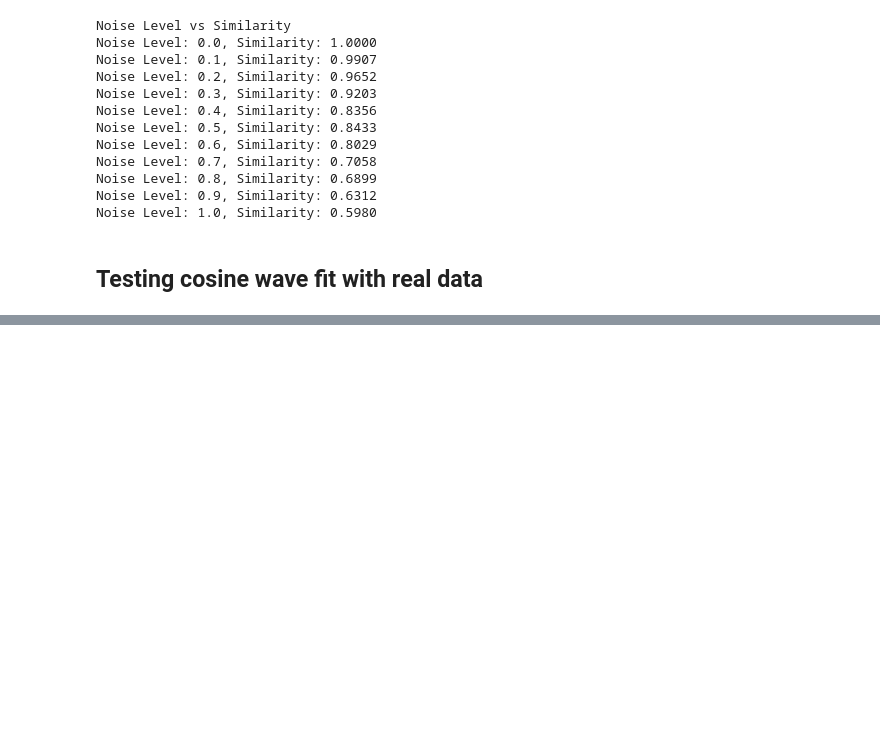
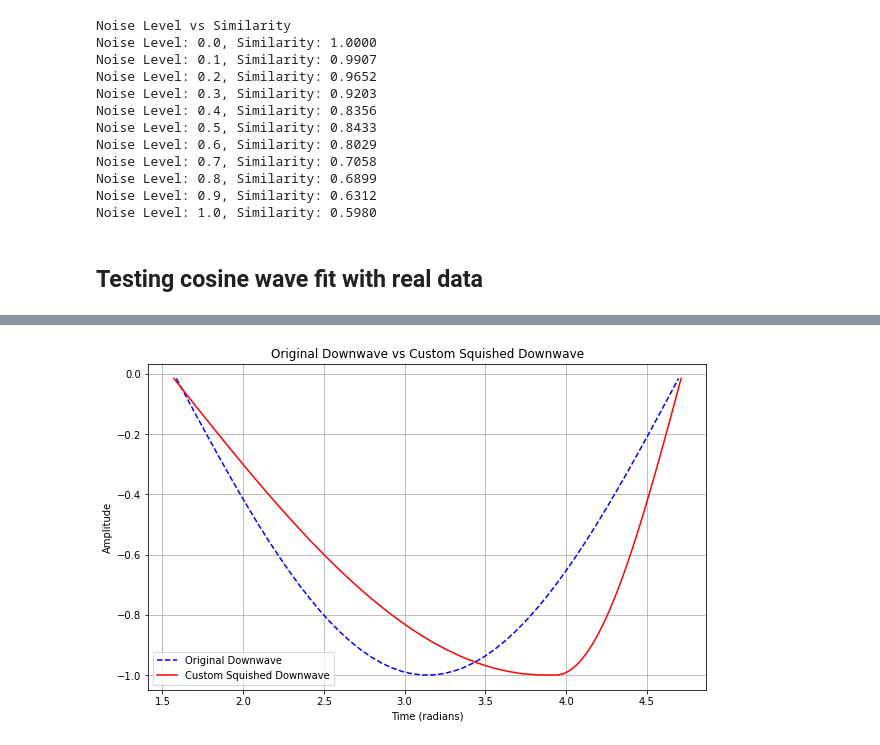
Before and after one commit to bushlab-ucl/DirectNeuralBiasing, a Jupyter notebook: src/pythonlib/fitting_cosines.ipynb, the cells around one changed output, grey strips where cells are left out. Drawn from its saved outputs; the diff is of its cells as text; code cells hidden in the pictures; blank space fills up the shorter version.

Commit message:
minima adjusted cosine for SW detection

```diff
--- a/src/pythonlib/fitting_cosines.ipynb
+++ b/src/pythonlib/fitting_cosines.ipynb
@@ -238,0 +245,48 @@ plt.show()
+# %%
+import numpy as np
+import matplotlib.pyplot as plt
+
+# Parameters
+num_samples = 100  # Number of samples
+t = np.linspace(0, 2 * np.pi, num_samples)  # Time vector from 0 to 2pi
+
+# Create a standard cosine wave
+cos_wave = np.cos(t)
+
+# Extract the downwave section (pi/2 to 3pi/2)
+downwave_section = cos_wave[int(num_samples/4):int(3*num_samples/4)]
+
+# Stretch factor: determines how far the minima is pushed
+stretch_factor = 3  # Increase this value to push the minima further to the right
+
+# Stretch the first half of the downwave (pi/2 to pi)
+first_half = downwave_section[:len(downwave_section)//2]
+stretched_first_half = np.interp(
+    np.linspace(0, len(first_half), len(first_half) * stretch_factor),
+    np.arange(len(first_half)),
+    first_half
+)
+
+# Combine the stretched first half with the original second half
+custom_wave = np.concatenate((stretched_first_half, downwave_section[len(first_half):]))
+
+# Adjust the time vector for the custom wave
+t_custom = np.linspace(np.pi/2, 3*np.pi/2, len(custom_wave))
+
+# Plot the original downwave and the custom "squished" wave
+plt.figure(figsize=(10, 6))
+
+# Original downwave
+plt.plot(t[int(num_samples/4):int(3*num_samples/4)], downwave_section, label='Original Downwave', color='blue', linestyle='--')
+
+# Custom "squished" wave
+plt.plot(t_custom, custom_wave, label='Custom Squished Downwave', color='red', linestyle='-')
+
+plt.title('Original Downwave vs Custom Squished Downwave')
+plt.xlabel('Time (radians)')
+plt.ylabel('Amplitude')
+plt.legend()
+plt.grid(True)
+plt.show()
+# %% [output]
+[figure, added]
```
Also changed, not shown: parts of 7 cells of this notebook, 2 other files.
